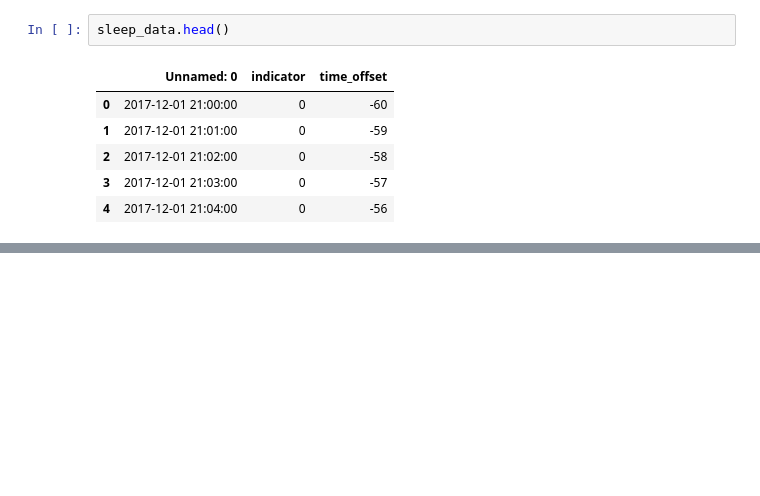
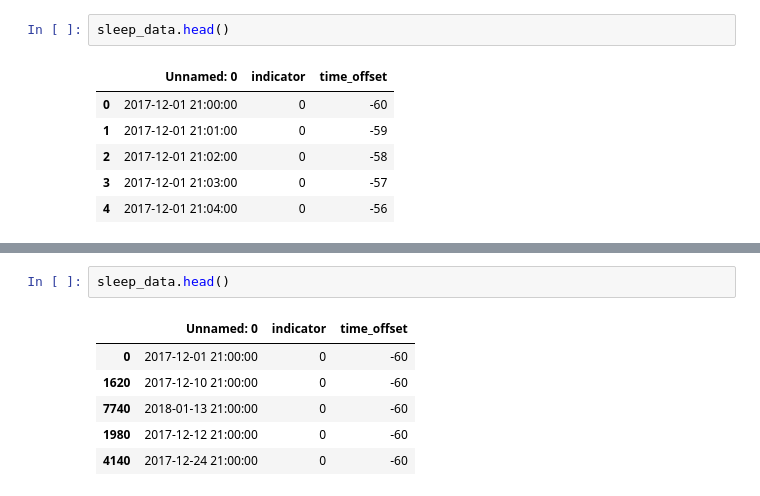
Before and after one commit to shafaq-aslam/statistics-prob, a Jupyter notebook: 09_sleep_case_study.ipynb, the cells around one changed output, grey strips where cells are left out. Cells and saved outputs as stored; diff of their text form; blank space fills up the shorter version.

```diff
--- a/09_sleep_case_study.ipynb
+++ b/09_sleep_case_study.ipynb
@@ -40,0 +50,9 @@ sleep_data.head()
+# %%
+sleep_data.head()
+# %% [output]
+|  | Unnamed: 0 | indicator | time_offset |
+| 0 | 2017-12-01 21:00:00 | 0 | -60 |
+| 1620 | 2017-12-10 21:00:00 | 0 | -60 |
+| 7740 | 2018-01-13 21:00:00 | 0 | -60 |
+| 1980 | 2017-12-12 21:00:00 | 0 | -60 |
+| 4140 | 2017-12-24 21:00:00 | 0 | -60 |
```
Also changed, not shown: parts of 8 cells of this notebook.
